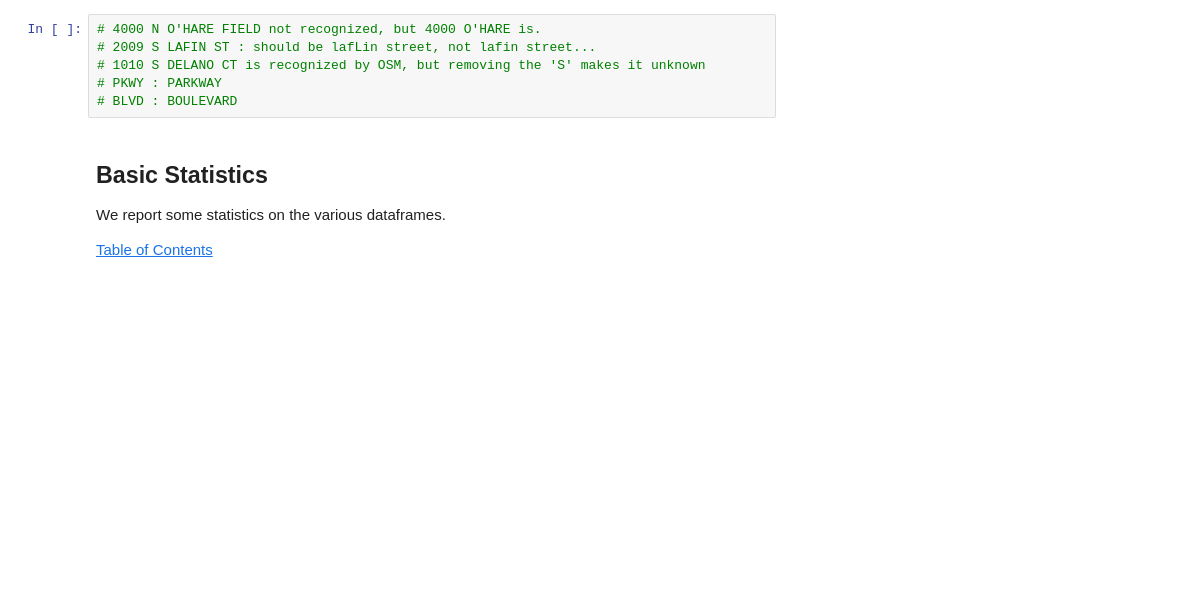
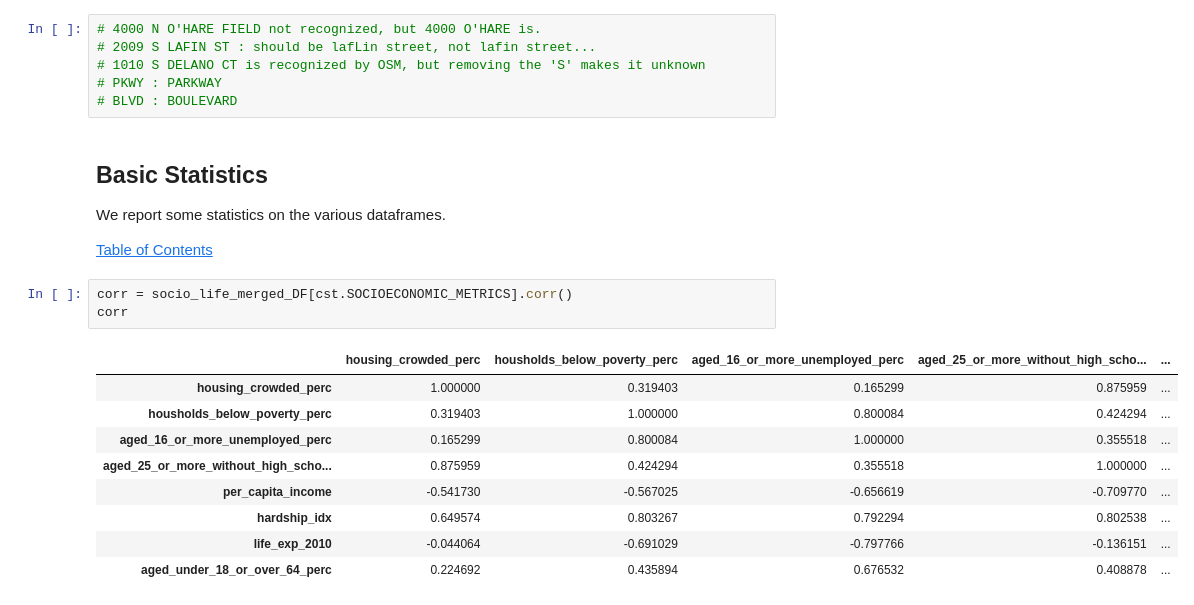
Before and after one commit to wiedeflo/ADAProject, a Jupyter notebook: src/project.ipynb, the cells around one changed output. Cells and saved outputs as stored; diff of their text form; blank space fills up the shorter version.

```diff
--- a/src/project.ipynb
+++ b/src/project.ipynb
@@ -166,3 +169,16 @@ unknown_locations[:10]
 We report some statistics on the various dataframes.
 
 [Table of Contents](#up)
+# %%
+corr = socio_life_merged_DF[cst.SOCIOECONOMIC_METRICS].corr()
+corr
+# %% [output]
+|  | housing_crowded_perc | housholds_below_poverty_perc | aged_16_or_more_unemployed_perc | aged_25_or_more_without_high_scho... | ... |
+| housing_crowded_perc | 1.000000 | 0.319403 | 0.165299 | 0.875959 | ... |
+| housholds_below_poverty_perc | 0.319403 | 1.000000 | 0.800084 | 0.424294 | ... |
+| aged_16_or_more_unemployed_perc | 0.165299 | 0.800084 | 1.000000 | 0.355518 | ... |
+| aged_25_or_more_without_high_scho... | 0.875959 | 0.424294 | 0.355518 | 1.000000 | ... |
+| per_capita_income | -0.541730 | -0.567025 | -0.656619 | -0.709770 | ... |
+| hardship_idx | 0.649574 | 0.803267 | 0.792294 | 0.802538 | ... |
+| life_exp_2010 | -0.044064 | -0.691029 | -0.797766 | -0.136151 | ... |
+| aged_under_18_or_over_64_perc | 0.224692 | 0.435894 | 0.676532 | 0.408878 | ... |
```
Also changed, not shown: parts of 12 cells of this notebook, 1 other file.
